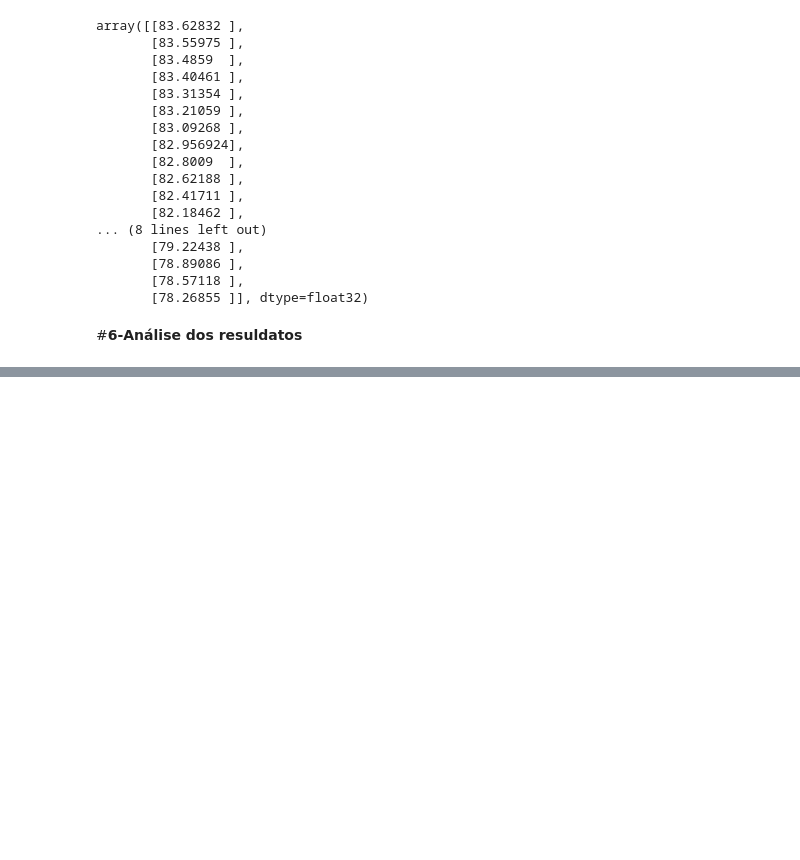
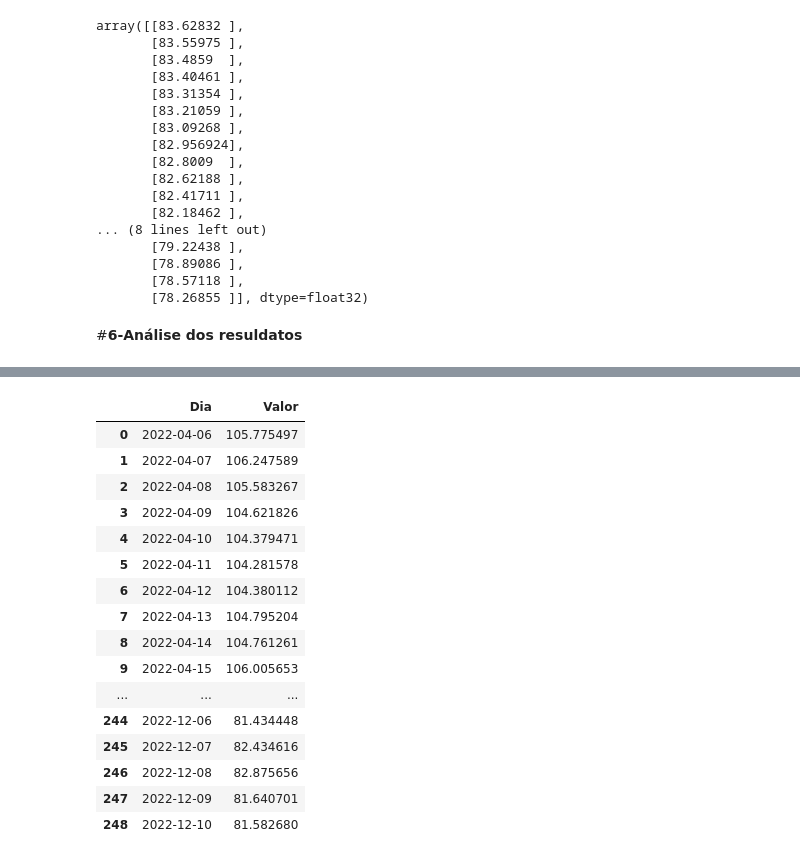
Before and after one commit to claubermartins/Stock-market-prediction-FII, a Jupyter notebook: Stock-market-prediction-FII-GTWR11.ipynb, the cells around one changed output, grey strips where cells are left out. Cells and saved outputs as stored; diff of their text form; code cells hidden in the pictures; blank space fills up the shorter version.

```diff
--- a/Stock-market-prediction-FII-GTWR11.ipynb
+++ b/Stock-market-prediction-FII-GTWR11.ipynb
@@ -432,0 +557,30 @@ df3.describe()
+# %%
+#Gerando o DataFrame de datas com 249 dias
+datas = pd.date_range(start='04/06/2022', periods = 249)
+datas = pd.DataFrame(datas)
+# %%
+#Gerando o DataFrame de previsão com as datas
+prev_dat = pd.DataFrame(previsoes_sem_base_teste)
+# %%
+#Concatenando as previsões
+prev_2022 = pd.concat([datas, prev_dat], axis = 1)
+prev_2022.columns = ['Dia', 'Valor']
+prev_2022
+# %% [output]
+|  | Dia | Valor |
+| 0 | 2022-04-06 | 105.775497 |
+| 1 | 2022-04-07 | 106.247589 |
+| 2 | 2022-04-08 | 105.583267 |
+| 3 | 2022-04-09 | 104.621826 |
+| 4 | 2022-04-10 | 104.379471 |
+| 5 | 2022-04-11 | 104.281578 |
+| 6 | 2022-04-12 | 104.380112 |
+| 7 | 2022-04-13 | 104.795204 |
+| 8 | 2022-04-14 | 104.761261 |
+| 9 | 2022-04-15 | 106.005653 |
+| ... | ... | ... |
+| 244 | 2022-12-06 | 81.434448 |
+| 245 | 2022-12-07 | 82.434616 |
+| 246 | 2022-12-08 | 82.875656 |
+| 247 | 2022-12-09 | 81.640701 |
+| 248 | 2022-12-10 | 81.582680 |
```
Also changed, not shown: parts of 26 cells of this notebook.
